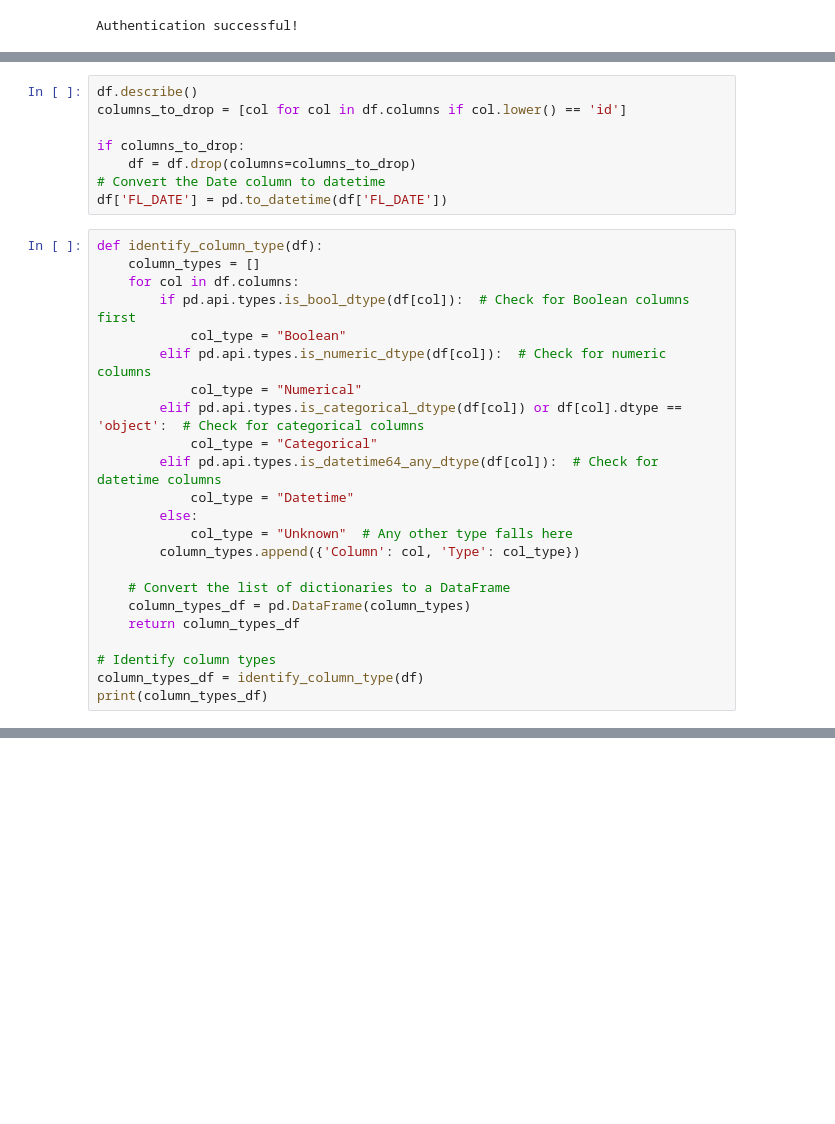
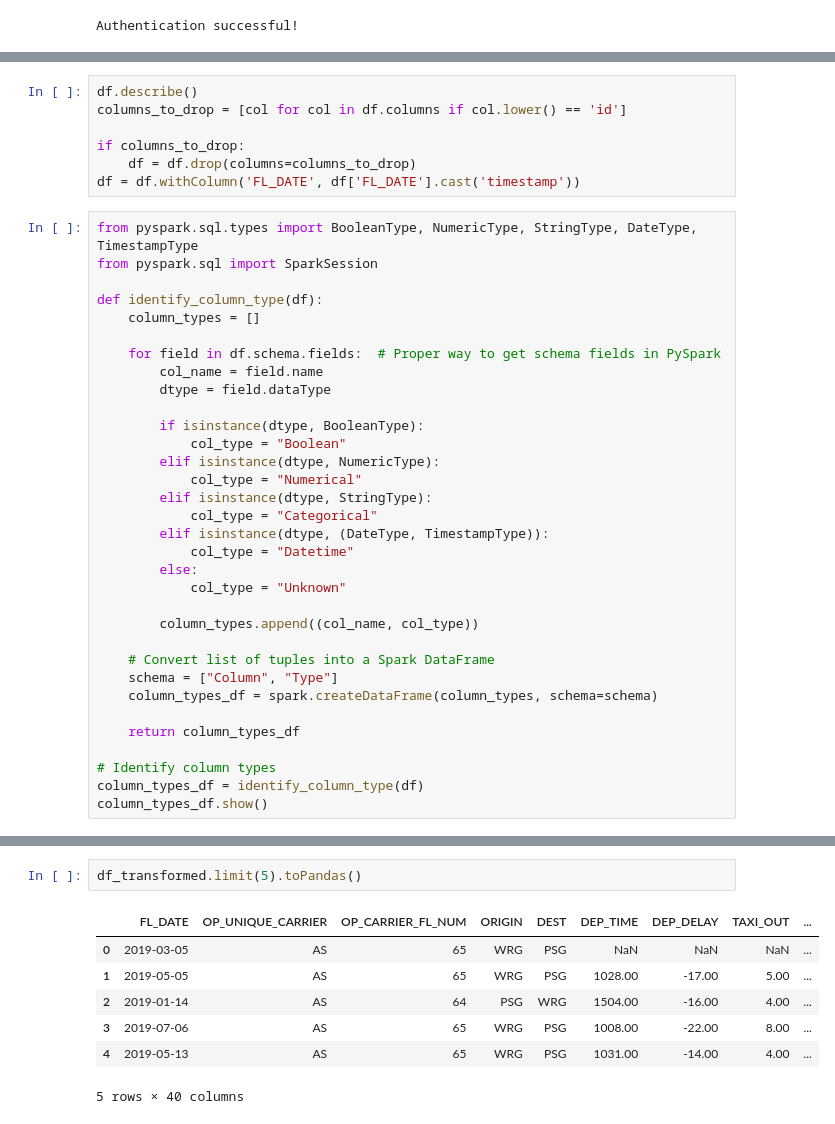
Before and after one commit to Shubhamsinghrv/Intelligence_Analytics, a Jupyter notebook: parallel.ipynb, the cells around one changed output, grey strips where cells are left out. Saved outputs shown, nothing was run; the diff lists cells and outputs as text; blank space fills up the shorter version.

```diff
--- a/parallel.ipynb
+++ b/parallel.ipynb
@@ -125,28 +136,37 @@ columns_to_drop = [col for col in df.columns if col.lower() == 'id']
 
 if columns_to_drop:
     df = df.drop(columns=columns_to_drop)
-# Convert the Date column to datetime
-df['FL_DATE'] = pd.to_datetime(df['FL_DATE'])
+df = df.withColumn('FL_DATE', df['FL_DATE'].cast('timestamp'))
 # %%
+from pyspark.sql.types import BooleanType, NumericType, StringType, DateType, TimestampType
+from pyspark.sql import SparkSession
+
 def identify_column_type(df):
     column_types = []
-    for col in df.columns:
-        if pd.api.types.is_bool_dtype(df[col]):  # Check for Boolean columns first
+
+    for field in df.schema.fields:  # Proper way to get schema fields in PySpark
+        col_name = field.name
+        dtype = field.dataType
+
+        if isinstance(dtype, BooleanType):
             col_type = "Boolean"
-        elif pd.api.types.is_numeric_dtype(df[col]):  # Check for numeric columns
+        elif isinstance(dtype, NumericType):
             col_type = "Numerical"
-        elif pd.api.types.is_categorical_dtype(df[col]) or df[col].dtype == 'object':  # Check for categorical columns
+        elif isinstance(dtype, StringType):
             col_type = "Categorical"
-        elif pd.api.types.is_datetime64_any_dtype(df[col]):  # Check for datetime columns
+        elif isinstance(dtype, (DateType, TimestampType)):
             col_type = "Datetime"
         else:
-            col_type = "Unknown"  # Any other type falls here
-        column_types.append({'Column': col, 'Type': col_type})
+            col_type = "Unknown"
 
-    # Convert the list of dictionaries to a DataFrame
-    column_types_df = pd.DataFrame(column_types)
+        column_types.append((col_name, col_type))
+
+    # Convert list of tuples into a Spark DataFrame
+    schema = ["Column", "Type"]
+    column_types_df = spark.createDataFrame(column_types, schema=schema)
+
     return column_types_df
 
 # Identify column types
 column_types_df = identify_column_type(df)
-print(column_types_df)
+column_types_df.show()
@@ -152,0 +379,10 @@ print(column_types_df)
+# %%
+df_transformed.limit(5).toPandas()
+# %% [output]
+|  | FL_DATE | OP_UNIQUE_CARRIER | OP_CARRIER_FL_NUM | ORIGIN | DEST | DEP_TIME | DEP_DELAY | TAXI_OUT | ... |
+| 0 | 2019-03-05 | AS | 65 | WRG | PSG | NaN | NaN | NaN | ... |
+| 1 | 2019-05-05 | AS | 65 | WRG | PSG | 1028.00 | -17.00 | 5.00 | ... |
+| 2 | 2019-01-14 | AS | 64 | PSG | WRG | 1504.00 | -16.00 | 4.00 | ... |
+| 3 | 2019-07-06 | AS | 65 | WRG | PSG | 1008.00 | -22.00 | 8.00 | ... |
+| 4 | 2019-05-13 | AS | 65 | WRG | PSG | 1031.00 | -14.00 | 4.00 | ... |
+5 rows × 40 columns
```
Also changed, not shown: parts of 15 cells of this notebook, 1 other file.
